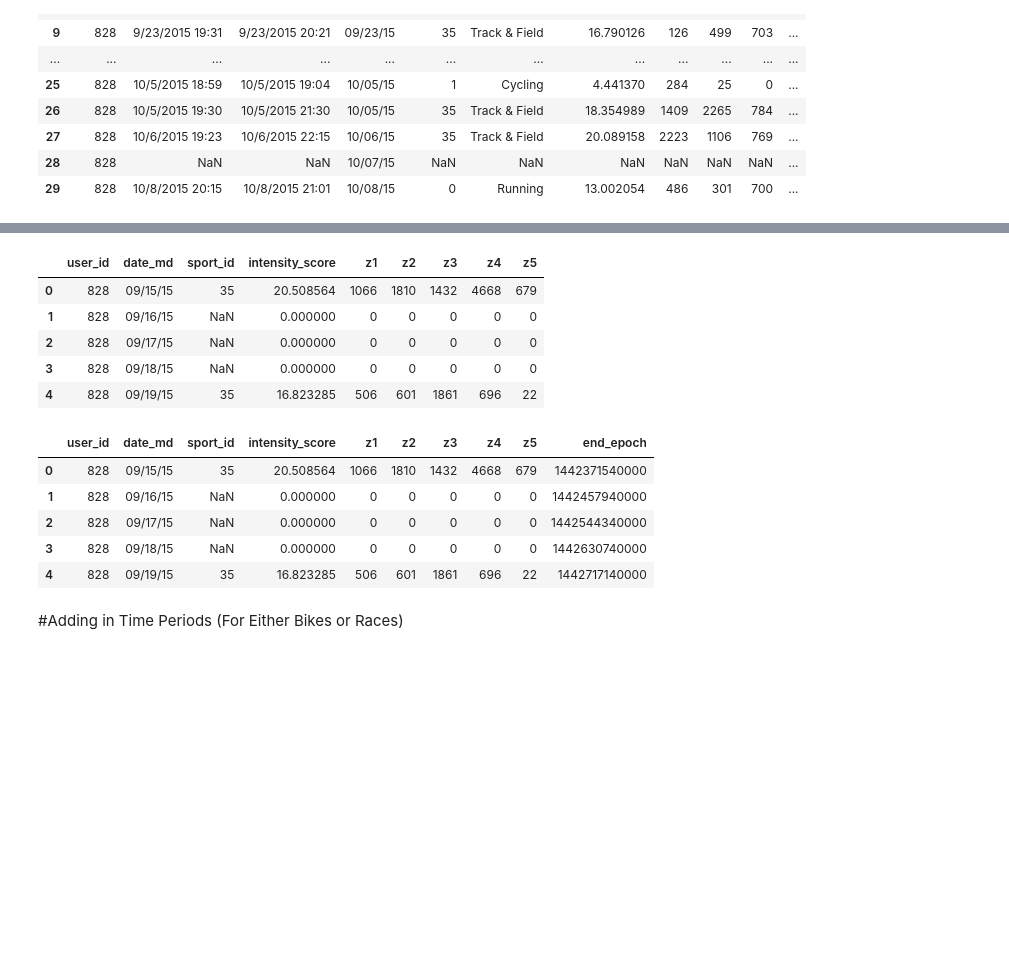
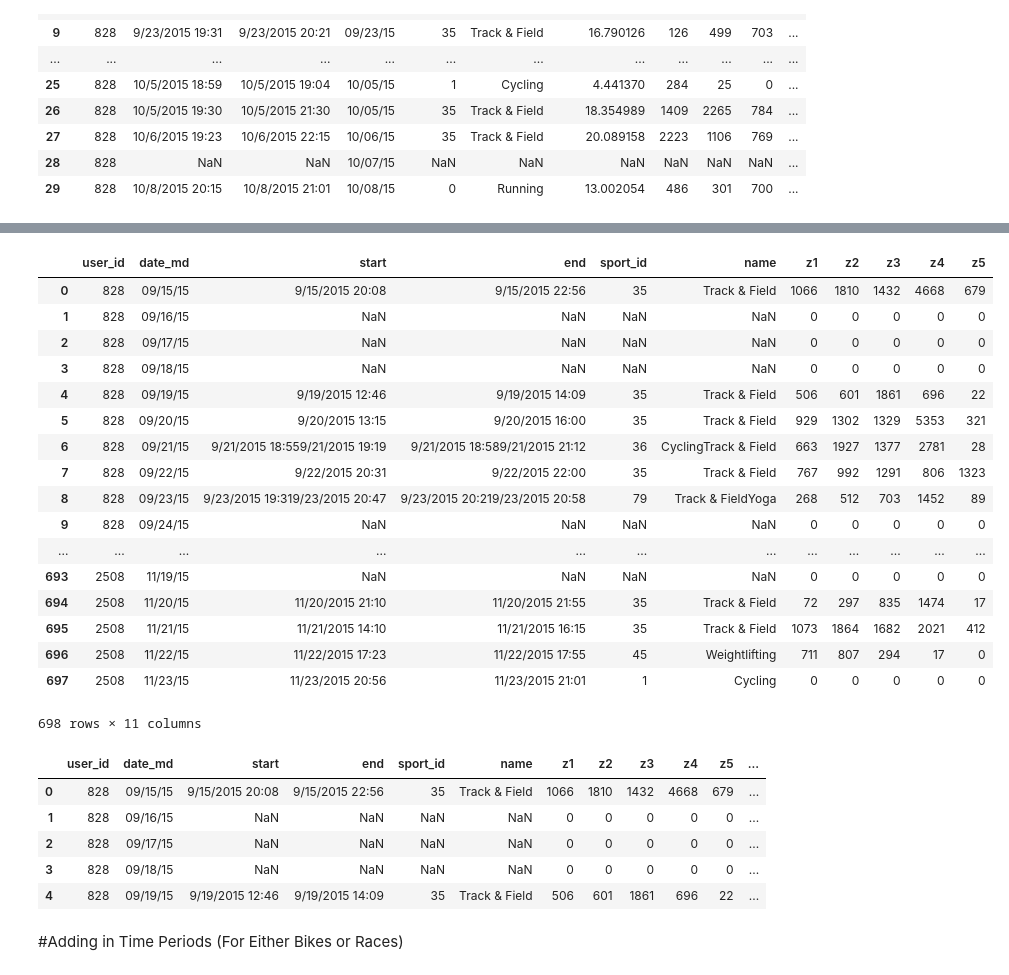
Before and after one commit to callen13/Senior_Thesis, a Jupyter notebook: workout_analysis.ipynb, the cells around one changed output, grey strips where cells are left out. Saved outputs shown, nothing was run; the diff lists cells and outputs as text; code cells hidden in the pictures; blank space fills up the shorter version.

Commit message:
Fixed updated intensity scores

```diff
--- a/workout_analysis.ipynb
+++ b/workout_analysis.ipynb
@@ -43,13 +43,17 @@ workouts.head(30)
 | 29 | 828 | 10/8/2015 20:15 | 10/8/2015 21:01 | 10/08/15 | 0 | Running | 13.002054 | 486 | 301 | 700 | ... |
 # %%
 #updated_intensity_scores = pd.read_csv('updated_intensity_scores.csv')
-#updated_intensity_scores=updated_intensity_scores.sort(['user_id', 'date_md', 'new_intensity_score'], ascending=[True, True, False]).reset_index(drop=True)
+#updated_intensity_scores=updated_intensity_scores.sort(['user_id', 'date_md', 'new_intensity_score'],
+#                                                       ascending=[True, True, False]).reset_index(drop=True)
 #updated_intensity_scores=updated_intensity_scores.drop(['activity_id'], axis=1)
 #updated_intensity_scores=updated_intensity_scores[updated_intensity_scores['user_id']!=2509]
 #updated_intensity_scores=updated_intensity_scores[updated_intensity_scores['user_id']!=2461]
 #updated_intensity_scores.to_csv('updated_intensity_scores_temp.csv')
+
+#filled in missing dates manually
 updated_intensity_scores = pd.read_csv('updated_intensity_scores_temp.csv')
-print len(updated_intensity_scores)
-print len(workouts)
-#still need to add user id 2439
+hold = pd.concat([workouts, updated_intensity_scores], axis=1)
+fixed_workouts = hold.T.drop_duplicates().T
+fixed_workouts = fixed_workouts.drop(['date_md2', 'old_intensity_score'], axis=1)
+fixed_workouts.head(10)
 # %% [output]
@@ -58,22 +71,36 @@ print len(workouts)
 # %%
 #Getting workouts down to 1 per day, with the summation of z1/z2/z3/z4/z5
-workouts2 = workouts.groupby(['user_id', 'date_md']).sum().reset_index()
+
+#intensity and new_intensity scores are dropped here, need to approach those differently. Will add another section
+fixed_workouts = fixed_workouts.drop(['intensity_score', 'new_intensity_score'], axis=1)
+workouts2 = fixed_workouts.groupby(['user_id', 'date_md']).sum().reset_index()
 workouts2 = workouts2.sort(['user_id', 'date_md'], ascending=[True, True])
 workouts2['z1'].fillna(0, inplace=True)
 workouts2['z2'].fillna(0, inplace=True)
 workouts2['z3'].fillna(0, inplace=True)
 workouts2['z4'].fillna(0, inplace=True)
 workouts2['z5'].fillna(0, inplace=True)
-workouts2['intensity_score'].fillna(0, inplace=True)
 # %%
-workouts2.head()
+workouts2
 # %% [output]
-|  | user_id | date_md | sport_id | intensity_score | z1 | z2 | z3 | z4 | z5 |
-| 0 | 828 | 09/15/15 | 35 | 20.508564 | 1066 | 1810 | 1432 | 4668 | 679 |
-| 1 | 828 | 09/16/15 | NaN | 0.000000 | 0 | 0 | 0 | 0 | 0 |
-| 2 | 828 | 09/17/15 | NaN | 0.000000 | 0 | 0 | 0 | 0 | 0 |
-| 3 | 828 | 09/18/15 | NaN | 0.000000 | 0 | 0 | 0 | 0 | 0 |
-| 4 | 828 | 09/19/15 | 35 | 16.823285 | 506 | 601 | 1861 | 696 | 22 |
+|  | user_id | date_md | start | end | sport_id | name | z1 | z2 | z3 | z4 | z5 |
+| 0 | 828 | 09/15/15 | 9/15/2015 20:08 | 9/15/2015 22:56 | 35 | Track & Field | 1066 | 1810 | 1432 | 4668 | 679 |
+| 1 | 828 | 09/16/15 | NaN | NaN | NaN | NaN | 0 | 0 | 0 | 0 | 0 |
+| 2 | 828 | 09/17/15 | NaN | NaN | NaN | NaN | 0 | 0 | 0 | 0 | 0 |
+| 3 | 828 | 09/18/15 | NaN | NaN | NaN | NaN | 0 | 0 | 0 | 0 | 0 |
+| 4 | 828 | 09/19/15 | 9/19/2015 12:46 | 9/19/2015 14:09 | 35 | Track & Field | 506 | 601 | 1861 | 696 | 22 |
+| 5 | 828 | 09/20/15 | 9/20/2015 13:15 | 9/20/2015 16:00 | 35 | Track & Field | 929 | 1302 | 1329 | 5353 | 321 |
+| 6 | 828 | 09/21/15 | 9/21/2015 18:559/21/2015 19:19 | 9/21/2015 18:589/21/2015 21:12 | 36 | CyclingTrack & Field | 663 | 1927 | 1377 | 2781 | 28 |
+| 7 | 828 | 09/22/15 | 9/22/2015 20:31 | 9/22/2015 22:00 | 35 | Track & Field | 767 | 992 | 1291 | 806 | 1323 |
+| 8 | 828 | 09/23/15 | 9/23/2015 19:319/23/2015 20:47 | 9/23/2015 20:219/23/2015 20:58 | 79 | Track & FieldYoga | 268 | 512 | 703 | 1452 | 89 |
+| 9 | 828 | 09/24/15 | NaN | NaN | NaN | NaN | 0 | 0 | 0 | 0 | 0 |
+| ... | ... | ... | ... | ... | ... | ... | ... | ... | ... | ... | ... |
+| 693 | 2508 | 11/19/15 | NaN | NaN | NaN | NaN | 0 | 0 | 0 | 0 | 0 |
+| 694 | 2508 | 11/20/15 | 11/20/2015 21:10 | 11/20/2015 21:55 | 35 | Track & Field | 72 | 297 | 835 | 1474 | 17 |
+| 695 | 2508 | 11/21/15 | 11/21/2015 14:10 | 11/21/2015 16:15 | 35 | Track & Field | 1073 | 1864 | 1682 | 2021 | 412 |
+| 696 | 2508 | 11/22/15 | 11/22/2015 17:23 | 11/22/2015 17:55 | 45 | Weightlifting | 711 | 807 | 294 | 17 | 0 |
+| 697 | 2508 | 11/23/15 | 11/23/2015 20:56 | 11/23/2015 21:01 | 1 | Cycling | 0 | 0 | 0 | 0 | 0 |
+698 rows × 11 columns
 # %%
 def epoch_end_convert(df):
     '''
@@ -88,12 +115,12 @@ workouts2['end_epoch'] = workouts2.apply(epoch_end_convert, axis=1)
 # %%
 workouts2.head()
 # %% [output]
-|  | user_id | date_md | sport_id | intensity_score | z1 | z2 | z3 | z4 | z5 | end_epoch |
-| 0 | 828 | 09/15/15 | 35 | 20.508564 | 1066 | 1810 | 1432 | 4668 | 679 | 1442371540000 |
-| 1 | 828 | 09/16/15 | NaN | 0.000000 | 0 | 0 | 0 | 0 | 0 | 1442457940000 |
-| 2 | 828 | 09/17/15 | NaN | 0.000000 | 0 | 0 | 0 | 0 | 0 | 1442544340000 |
-| 3 | 828 | 09/18/15 | NaN | 0.000000 | 0 | 0 | 0 | 0 | 0 | 1442630740000 |
-| 4 | 828 | 09/19/15 | 35 | 16.823285 | 506 | 601 | 1861 | 696 | 22 | 1442717140000 |
+|  | user_id | date_md | start | end | sport_id | name | z1 | z2 | z3 | z4 | z5 | ... |
+| 0 | 828 | 09/15/15 | 9/15/2015 20:08 | 9/15/2015 22:56 | 35 | Track & Field | 1066 | 1810 | 1432 | 4668 | 679 | ... |
+| 1 | 828 | 09/16/15 | NaN | NaN | NaN | NaN | 0 | 0 | 0 | 0 | 0 | ... |
+| 2 | 828 | 09/17/15 | NaN | NaN | NaN | NaN | 0 | 0 | 0 | 0 | 0 | ... |
+| 3 | 828 | 09/18/15 | NaN | NaN | NaN | NaN | 0 | 0 | 0 | 0 | 0 | ... |
+| 4 | 828 | 09/19/15 | 9/19/2015 12:46 | 9/19/2015 14:09 | 35 | Track & Field | 506 | 601 | 1861 | 696 | 22 | ... |
 # %% [markdown]
 #Adding in Time Periods (For Either Bikes or Races)
 # %%
```
Also changed, not shown: parts of 8 cells of this notebook, 1 other file.
